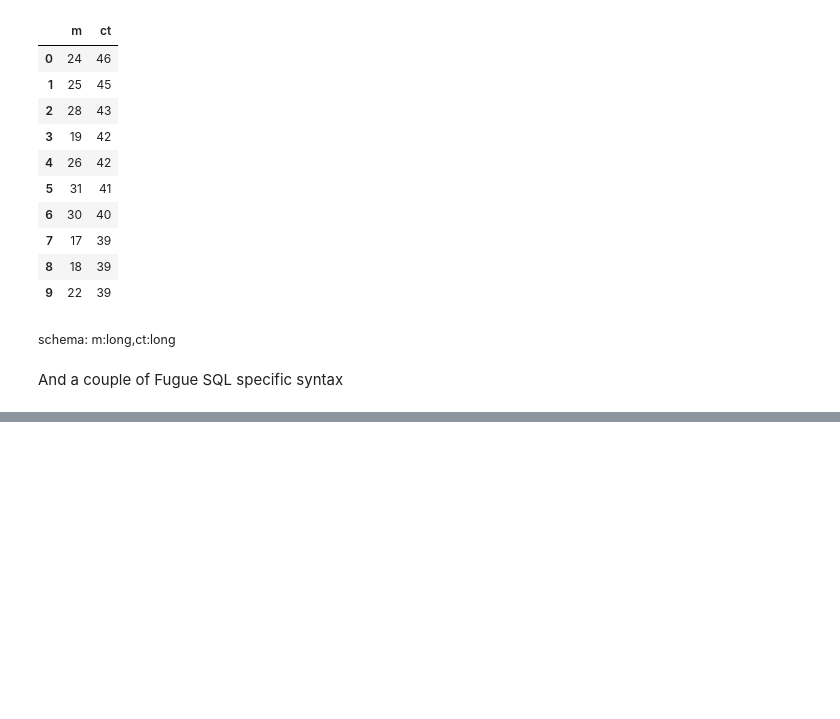
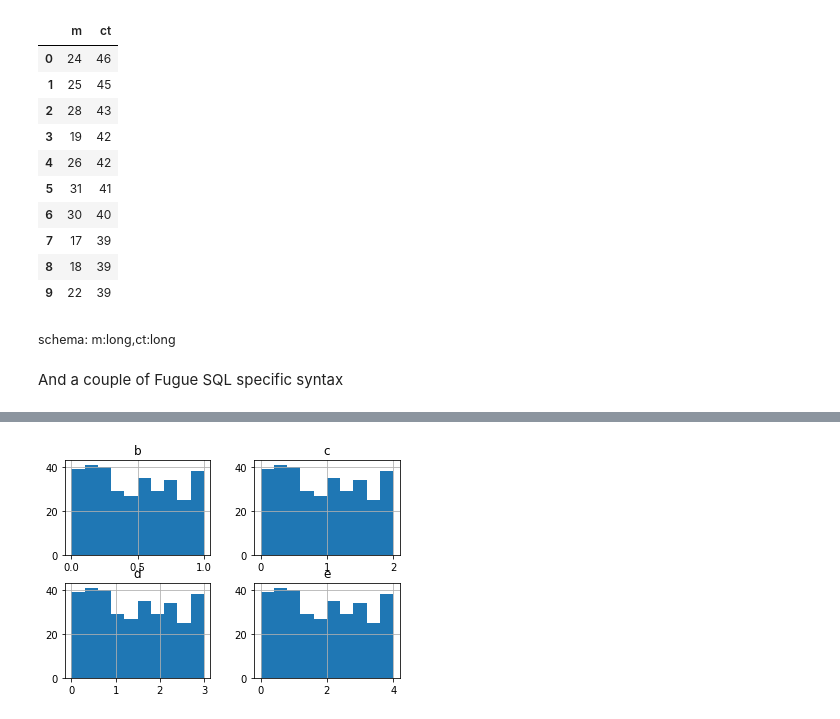
Before and after one commit to fugue-project/tutorials, a Jupyter notebook: tutorials/integrations/duckdb.ipynb, the cells around one changed output, grey strips where cells are left out. Saved outputs shown, nothing was run; the diff lists cells and outputs as text; code cells hidden in the pictures; blank space fills up the shorter version.

Commit message:
add duckdb

```diff
--- a/tutorials/integrations/duckdb.ipynb
+++ b/tutorials/integrations/duckdb.ipynb
@@ -254,0 +281,29 @@ schema: a:str,c:datetime,d:bool
+# %%
+from duckdb import DuckDBPyConnection, DuckDBPyRelation
+import pyarrow as pa
+
+def my_create(con:DuckDBPyConnection) -> DuckDBPyRelation:
+    return con.query("SELECT 'a' AS a, 0.2 AS z")
+
+def my_process1(df:DuckDBPyRelation) -> pd.DataFrame:
+    return df.project("*, b*2 AS c").df()
+
+def my_process2(df:DuckDBPyRelation) -> pa.Table:
+    return df.project("*, b*3 AS d").arrow()
+
+def my_process3(df:pd.DataFrame) -> pd.DataFrame:
+    return df.assign(e=df.b*4)
+
+def my_output(df:DuckDBPyRelation) -> None:
+    df.df().hist(column=["b","c","d","e"])
+# %%
+%%fsql duck
+df2 = CREATE USING my_create
+df1 = LOAD "/tmp/df1.parquet" COLUMNS a,b
+SELECT df1.*, z FROM df1 INNER JOIN df2 ON df1.a = df2.a
+PROCESS USING my_process1
+PROCESS USING my_process2
+PROCESS USING my_process3
+OUTPUT USING my_output
+# %% [output]
+[figure, added]
```
Also changed, not shown: parts of 15 cells of this notebook, 5 other files.
